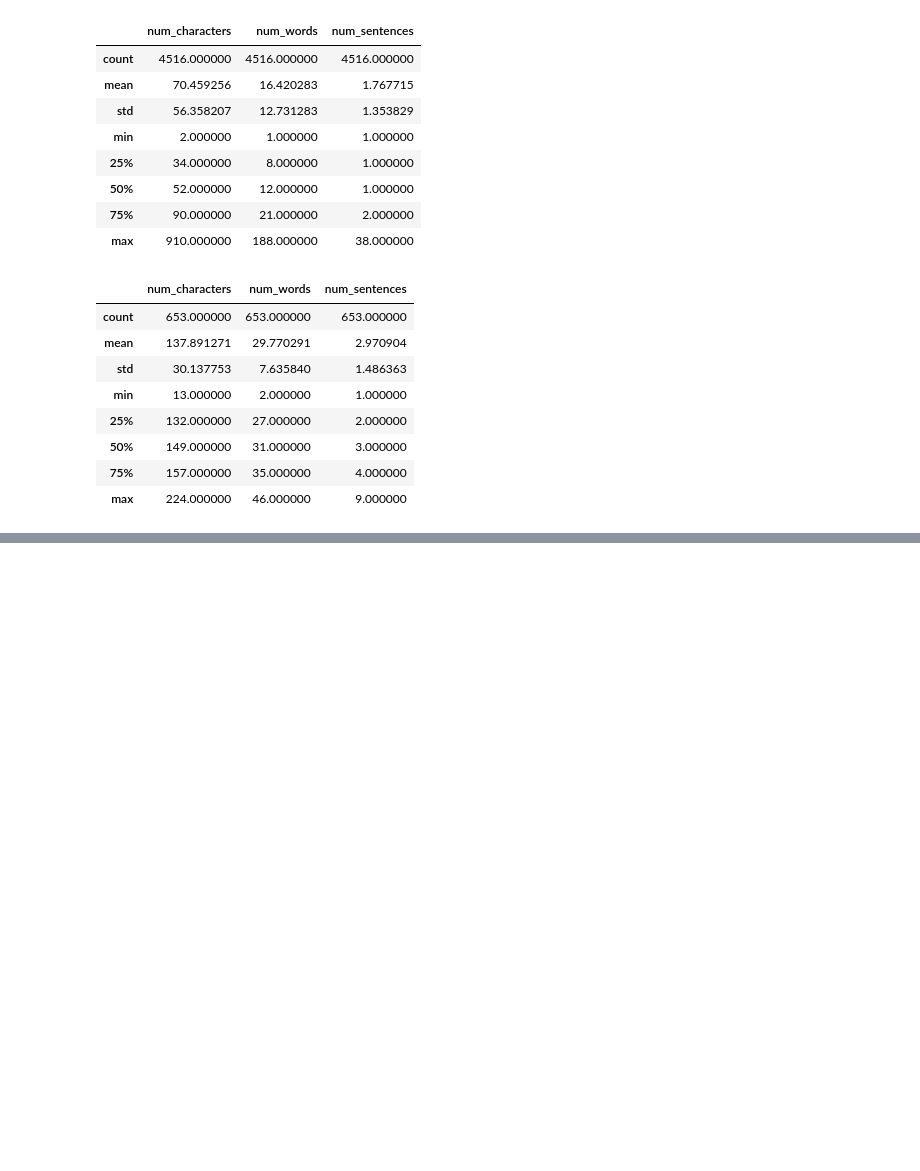
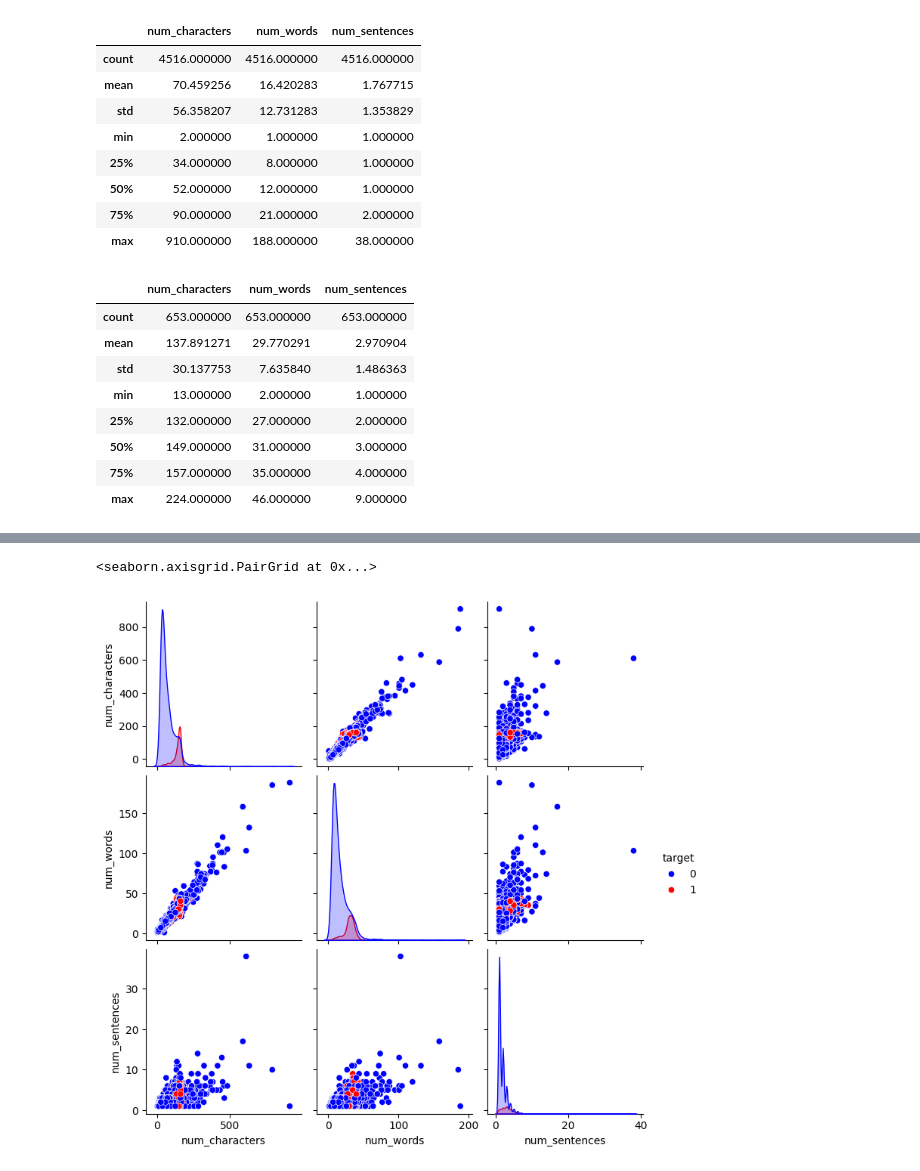
Before and after one commit to ANSH5252/E-mail-SMS-Spam-Detection, a Jupyter notebook: s_c.ipynb, the cells around one changed output, grey strips where cells are left out. Cells and saved outputs as stored; diff of their text form; code cells hidden in the pictures; blank space fills up the shorter version.

```diff
--- a/s_c.ipynb
+++ b/s_c.ipynb
@@ -249,0 +271,5 @@ df[df['target'] == 1][['num_characters', 'num_words', 'num_sentences']].describe
+# %%
+sns.pairplot(df, hue='target', vars=['num_characters', 'num_words', 'num_sentences'], palette={0: 'blue', 1: 'red'})
+# %% [output]
+<seaborn.axisgrid.PairGrid at 0x...>
+[figure, added]
```
Also changed, not shown: parts of 4 cells of this notebook.
